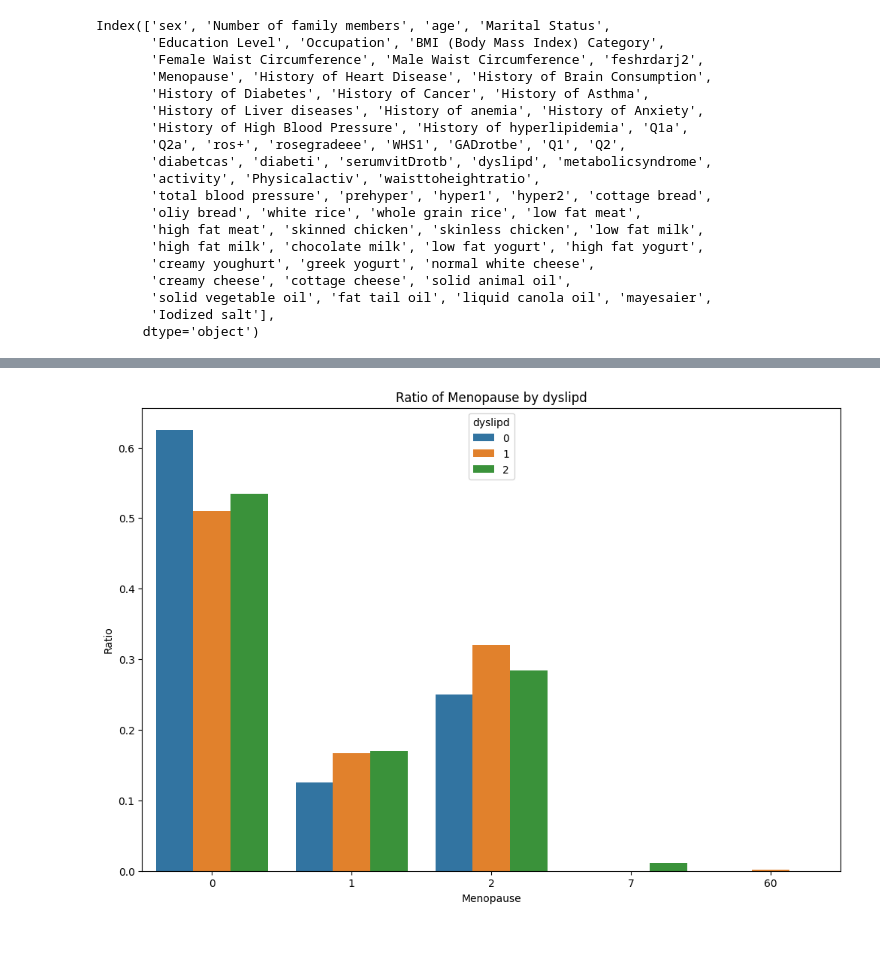
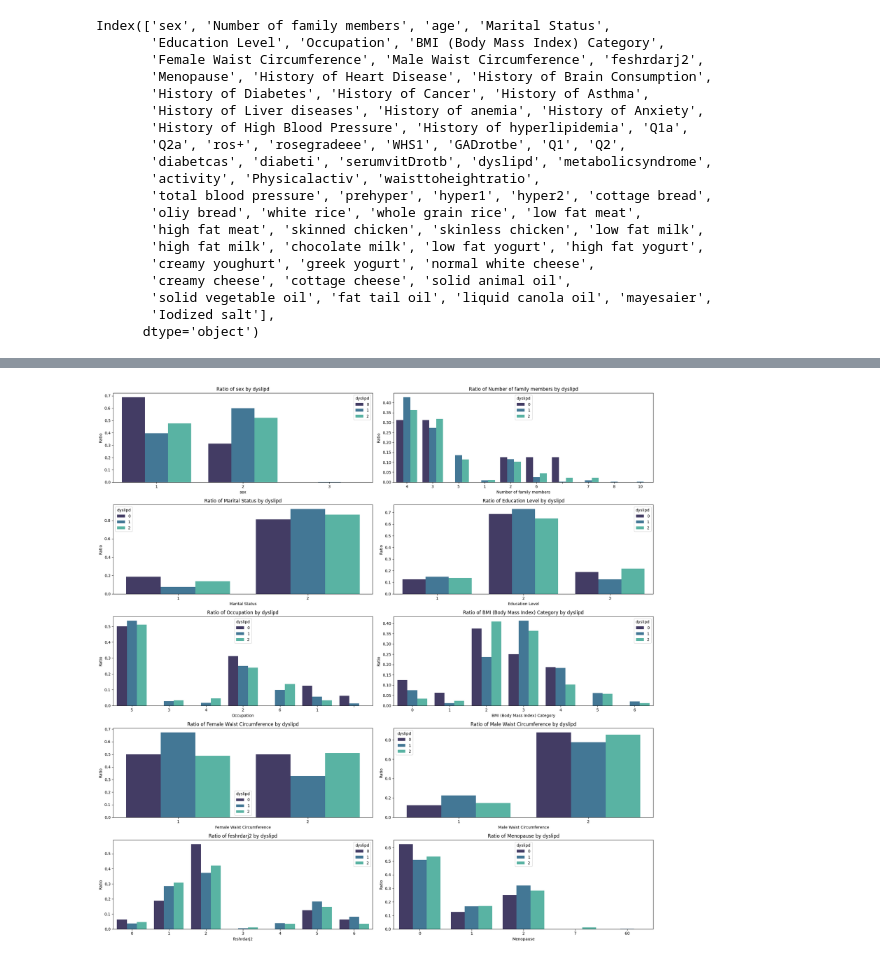
Before and after one commit to FaezehFarhan/Dyslipidemia, a Jupyter notebook: version1.ipynb, the cells around one changed output, grey strips where cells are left out. Drawn from its saved outputs; the diff is of its cells as text; code cells hidden in the pictures.

Commit message:
changing version1- more plots

```diff
--- a/version1.ipynb
+++ b/version1.ipynb
@@ -229,17 +229,18 @@ RFAC3_1                    547.0    285.85     149.39    1.00    183.50    285.8
 # %%
 float_columns = df.select_dtypes(include=['float64']).columns
 # %%
-fig, ax = plt.subplots(len(float_columns) // 2 + len(float_columns) % 2, 2, figsize=(20,120))
+num_plots = len(float_columns)
+num_rows = (num_plots + 1) // 2
 
+fig, ax = plt.subplots(num_rows, 2, figsize=(20, num_rows * 3.5))
 
 for i, column in enumerate(float_columns):
     sns.boxplot(x=df[column], orient='h', color='tomato', ax=ax.flatten()[i])
-    ax.flatten()[i].set_title(column)
+    ax.flatten()[i].set_title(column, loc='center')
     ax.flatten()[i].set_facecolor('lightsteelblue')
 
-
-    if len(float_columns) % 2 != 0:
-        ax.flatten()[-1].set_visible(False)
+if num_plots % 2 != 0:
+    ax.flatten()[-1].set_visible(False)
 
 plt.tight_layout()
 plt.show()
@@ -354,4 +314,25 @@ calculate_and_plot_ratio(data, ['dyslipd', 'feshrdarj2'], 'feshrdarj2')
-# %%
-calculate_and_plot_ratio(data, ['dyslipd', 'Menopause'], 'Menopause')
-# %% [output]
-[figure, removed]
+# %%
+value_columns_mako = [
+    ('sex', 'sex'),
+    ('Number of family members', 'Number of family members'),
+    ('Marital Status', 'Marital Status'),
+    ('Education Level', 'Education Level'),
+    ('Occupation', 'Occupation'),
+    ('BMI (Body Mass Index) Category', 'BMI (Body Mass Index) Category'),
+    ('Female Waist Circumference', 'Female Waist Circumference'),
+    ('Male Waist Circumference', 'Male Waist Circumference'),
+    ('feshrdarj2', 'feshrdarj2'),
+    ('Menopause', 'Menopause')
+]
+
+
+fig, axes = plt.subplots(5, 2, figsize=(20, 20))
+axes = axes.flatten()
+
+for ax, (group_col, value_col) in zip(axes, value_columns_mako):
+    calculate_and_plot_ratio(data, ['dyslipd', group_col], value_col, ax, palette=palette_mako)
+
+plt.tight_layout()
+plt.show()
+# %% [output]
+[figure, added]
```
Also changed, not shown: parts of 14 cells of this notebook.
